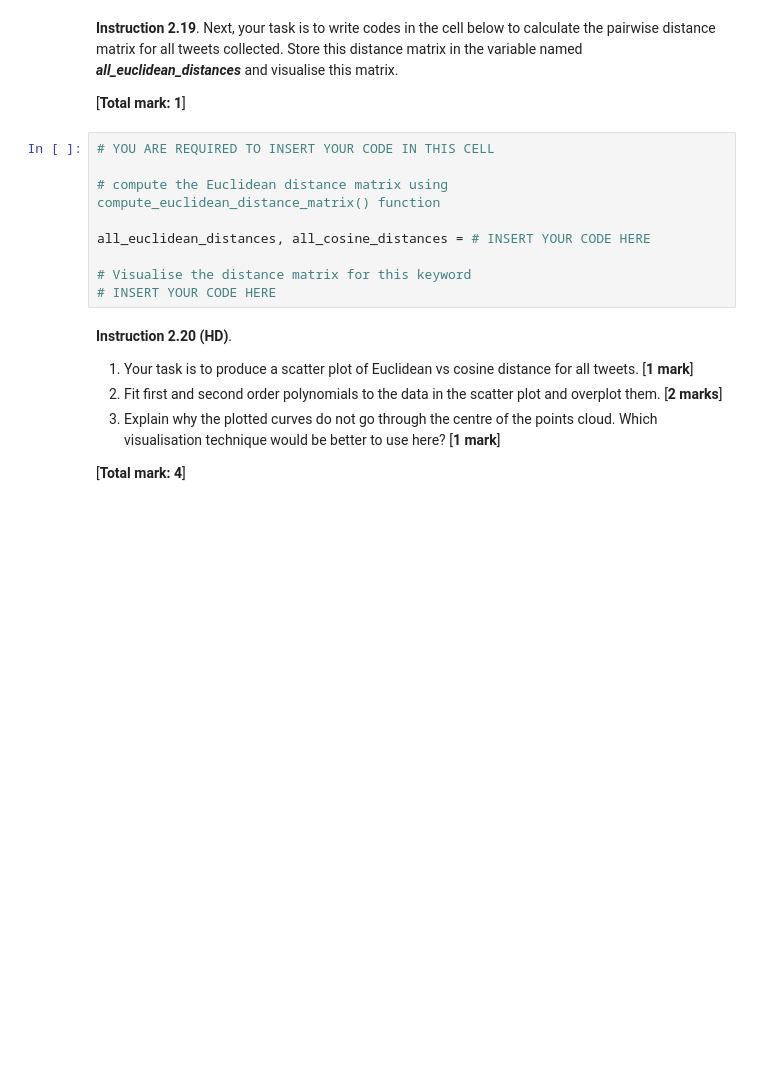
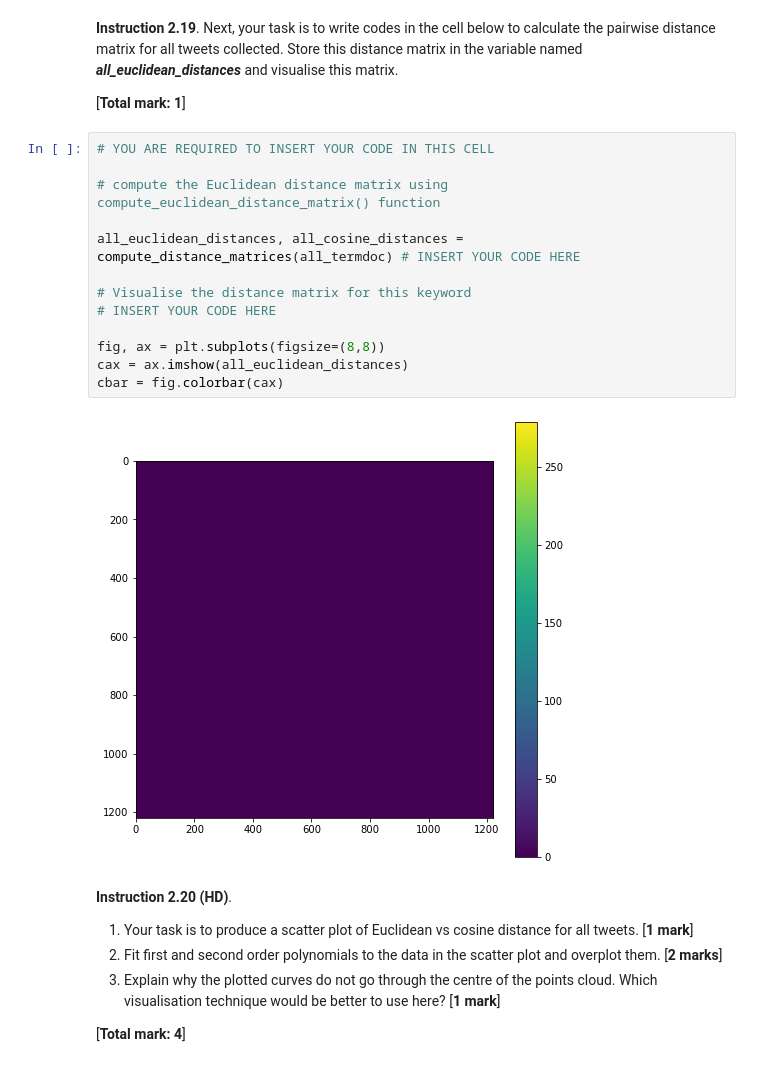
Before and after one commit to ibb2/Assingment2-SIT112, a Jupyter notebook: Assignment2_notebook.ipynb, the cells around one changed output. Saved outputs shown, nothing was run; the diff lists cells and outputs as text; blank space fills up the shorter version.

```diff
--- a/Assignment2_notebook.ipynb
+++ b/Assignment2_notebook.ipynb
@@ -1154,12 +1170,18 @@ Write your code to visualise the term-by-document matrix
 # %%
 # YOU ARE REQUIRED TO INSERT YOUR CODE IN THIS CELL
 
 # compute the Euclidean distance matrix using compute_euclidean_distance_matrix() function
 
-all_euclidean_distances, all_cosine_distances = # INSERT YOUR CODE HERE
+all_euclidean_distances, all_cosine_distances = compute_distance_matrices(all_termdoc) # INSERT YOUR CODE HERE
 
 # Visualise the distance matrix for this keyword
 # INSERT YOUR CODE HERE
+
+fig, ax = plt.subplots(figsize=(8,8))
+cax = ax.imshow(all_euclidean_distances)
+cbar = fig.colorbar(cax)
+# %% [output]
+[figure, added]
 # %% [markdown]
 **Instruction 2.20 (HD)**.
 1. Your task is to produce a scatter plot of Euclidean vs cosine distance for all tweets. [**1 mark**]
```
Also changed, not shown: parts of 15 cells of this notebook.
